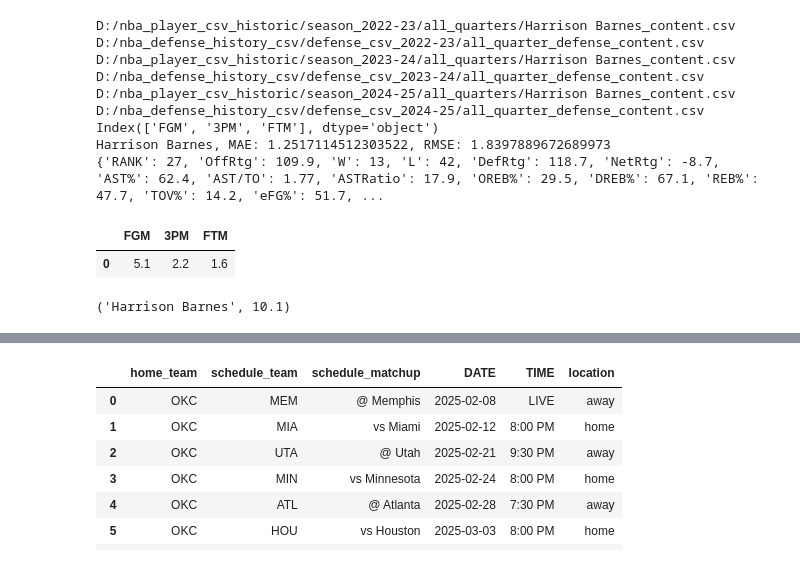
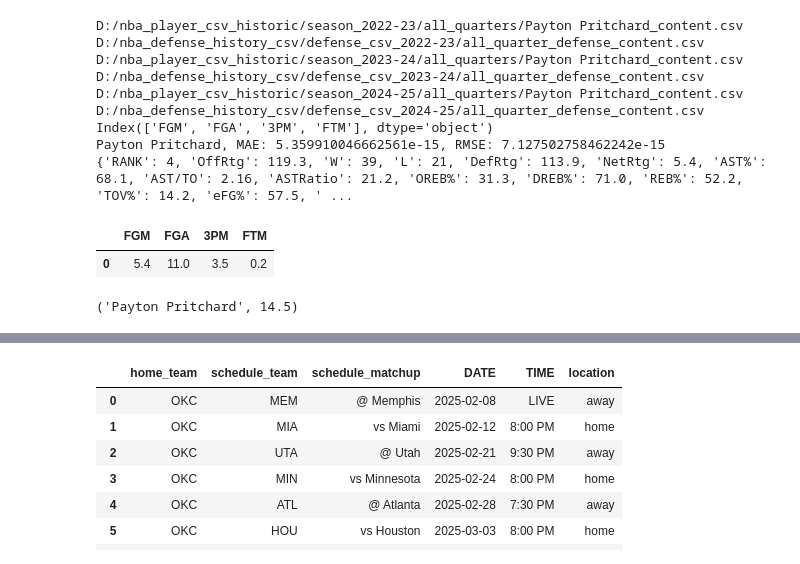
Before and after one commit to penfoldslaw/web_scraping_sports, a Jupyter notebook: models/linear_regression/fga_feature.ipynb, the cells around one changed output, grey strips where cells are left out. Saved outputs shown, nothing was run; the diff lists cells and outputs as text; code cells hidden in the pictures.

```diff
--- a/models/linear_regression/fga_feature.ipynb
+++ b/models/linear_regression/fga_feature.ipynb
@@ -12,7 +104,7 @@ import pandas as pd
 { 'Alex Caruso':'OKC', 'Isaiah Hartenstein':'OKC', 'Shai Gilgeous-Alexander':'OKC'}
 {'Chris Paul': 'SAS',"De'Aaron Fox": 'SAS', "Devin Vassell": 'SAS',"Harrison Barnes": 'SAS'}
 
-player_names = {"Harrison Barnes": 'SAS'}
+player_names = {"Payton Pritchard": 'BOS'}
 date_list = ["2022-23","2023-24","2024-25"]
 usage_path = "D:/nba_usage_csv_historic/usage_csv_{date}/{date}_content.csv"
 schedule_base_path = "D:/nba_scheduled_csv/schedule_csv_2025/{schedule_team}_schedule_content.csv"
@@ -123,7 +538,7 @@ import numpy as np
 from IPython.display import display
 
 
-player_names ={"Harrison Barnes": 'SAS'}
+player_names ={"Jaylen Brown": 'BOS'}
 date_list = ["2022-23","2023-24","2024-25"]
 usage_path = "D:/nba_usage_csv_historic/usage_csv_{date}/{date}_content.csv"
 schedule_base_path = "D:/nba_scheduled_csv/schedule_csv_2025/{schedule_team}_schedule_content.csv"
@@ -247,42 +662,42 @@ def fga_prediction(player_names: dict, date_list: list, usage_path, player_base_
         df_last_rolling = df_last_rolling.reset_index(drop=True)
 
         for value in selected_features:
             if value in exclude_features:
                 print(f'This is the value {value}')
                 df_last_rolling[value] = schedule_values.get(value)
 
 
 
         df_last_rolling = df_last_rolling.reindex(columns=selected_features)
 
 
         X_future = df_last_rolling
 
         display(X_future)
 
         future_predictions = model.predict(X_future)
         fga_prediction_results[player] = player , future_predictions[0].round(1)
 
     return fga_prediction_results
 
 results = fga_prediction(player_names, date_list, usage_path, player_base_path, defense_base_path, schedule_base_path)
 
 
 for player, fga_predictions in results.items():
     print(fga_predictions)
 # %% [output]
-D:/nba_player_csv_historic/season_2022-23/all_quarters/Harrison Barnes_content.csv
+D:/nba_player_csv_historic/season_2022-23/all_quarters/Payton Pritchard_content.csv
 D:/nba_defense_history_csv/defense_csv_2022-23/all_quarter_defense_content.csv
-D:/nba_player_csv_historic/season_2023-24/all_quarters/Harrison Barnes_content.csv
+D:/nba_player_csv_historic/season_2023-24/all_quarters/Payton Pritchard_content.csv
 D:/nba_defense_history_csv/defense_csv_2023-24/all_quarter_defense_content.csv
-D:/nba_player_csv_historic/season_2024-25/all_quarters/Harrison Barnes_content.csv
+D:/nba_player_csv_historic/season_2024-25/all_quarters/Payton Pritchard_content.csv
 D:/nba_defense_history_csv/defense_csv_2024-25/all_quarter_defense_content.csv
-Index(['FGM', '3PM', 'FTM'], dtype='object')
-Harrison Barnes, MAE: 1.2517114512303522, RMSE: 1.8397889672689973
-{'RANK': 27, 'OffRtg': 109.9, 'W': 13, 'L': 42, 'DefRtg': 118.7, 'NetRtg': -8.7, 'AST%': 62.4, 'AST/TO': 1.77, 'ASTRatio': 17.9, 'OREB%': 29.5, 'DREB%': 67.1, 'REB%': 47.7, 'TOV%': 14.2, 'eFG%': 51.7, ...
+Index(['FGM', 'FGA', '3PM', 'FTM'], dtype='object')
+Payton Pritchard, MAE: 5.359910046662561e-15, RMSE: 7.127502758462242e-15
+{'RANK': 4, 'OffRtg': 119.3, 'W': 39, 'L': 21, 'DefRtg': 113.9, 'NetRtg': 5.4, 'AST%': 68.1, 'AST/TO': 2.16, 'ASTRatio': 21.2, 'OREB%': 31.3, 'DREB%': 71.0, 'REB%': 52.2, 'TOV%': 14.2, 'eFG%': 57.5, ' ...
-|  | FGM | 3PM | FTM |
-| 0 | 5.1 | 2.2 | 1.6 |
+|  | FGM | FGA | 3PM | FTM |
+| 0 | 5.4 | 11.0 | 3.5 | 0.2 |
-('Harrison Barnes', 10.1)
+('Payton Pritchard', 14.5)
 # %%
 from feature_function import fga_prediction
 
```
Also changed, not shown: parts of 4 cells of this notebook, 6 other files.
